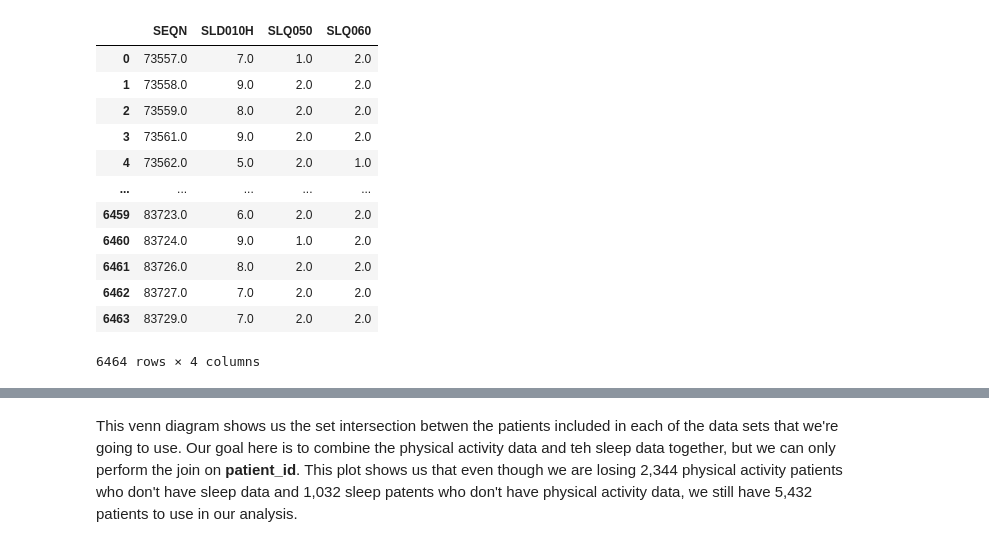
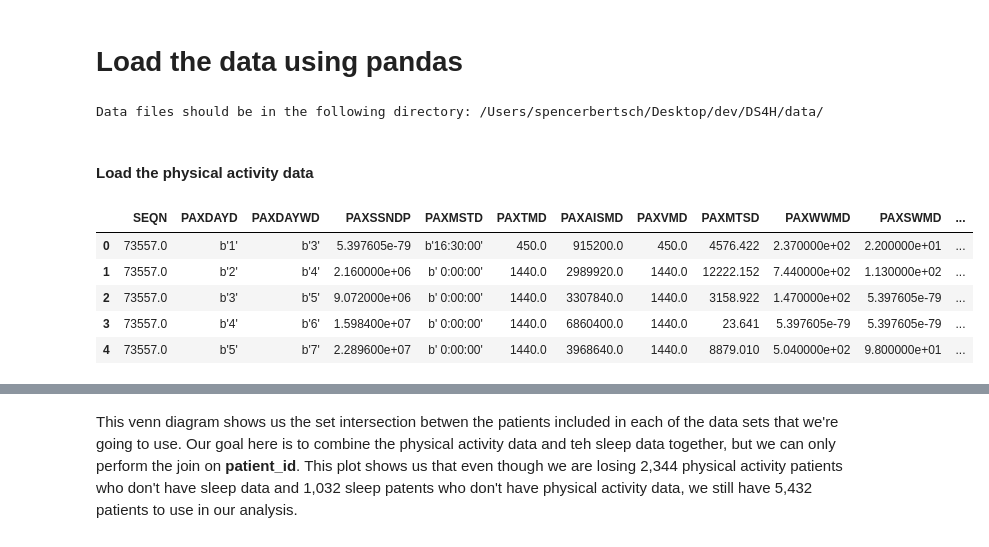
Before and after one commit to spencerbertsch1/DS4H, a Jupyter notebook: notebooks/DS4H_EDA.ipynb, the cells around one changed output, grey strips where cells are left out. Saved outputs shown, nothing was run; the diff lists cells and outputs as text; code cells hidden in the pictures.

```diff
--- a/notebooks/DS4H_EDA.ipynb
+++ b/notebooks/DS4H_EDA.ipynb
@@ -73,16 +40,21 @@ df_sleep = pd.read_sas('/Users/spencerbertsch/Desktop/SLQ_H.XPT')
-# %%
-df_sleep
-# %% [output]
-|  | SEQN | SLD010H | SLQ050 | SLQ060 |
-| 0 | 73557.0 | 7.0 | 1.0 | 2.0 |
-| 1 | 73558.0 | 9.0 | 2.0 | 2.0 |
-| 2 | 73559.0 | 8.0 | 2.0 | 2.0 |
-| 3 | 73561.0 | 9.0 | 2.0 | 2.0 |
-| 4 | 73562.0 | 5.0 | 2.0 | 1.0 |
-| ... | ... | ... | ... | ... |
-| 6459 | 83723.0 | 6.0 | 2.0 | 2.0 |
-| 6460 | 83724.0 | 9.0 | 1.0 | 2.0 |
-| 6461 | 83726.0 | 8.0 | 2.0 | 2.0 |
-| 6462 | 83727.0 | 7.0 | 2.0 | 2.0 |
-| 6463 | 83729.0 | 7.0 | 2.0 | 2.0 |
-6464 rows × 4 columns
+# %% [markdown]
+# Load the data using pandas
+# %%
+p: str = os.path.abspath('')
+base_path: str = p[:-10] + '/data/'
+print(f'Data files should be in the following directory: {base_path}')
+# %% [output]
+Data files should be in the following directory: /Users/spencerbertsch/Desktop/dev/DS4H/data/
+# %% [markdown]
+#### Load the physical activity data
+# %%
+df_active_path: str = base_path + 'PAXDAY_H.XPT'
+df_active: pd.DataFrame = pd.read_sas(df_active_path)
+df_active.head(5)
+# %% [output]
+|  | SEQN | PAXDAYD | PAXDAYWD | PAXSSNDP | PAXMSTD | PAXTMD | PAXAISMD | PAXVMD | PAXMTSD | PAXWWMD | PAXSWMD | ... |
+| 0 | 73557.0 | b'1' | b'3' | 5.397605e-79 | b'16:30:00' | 450.0 | 915200.0 | 450.0 | 4576.422 | 2.370000e+02 | 2.200000e+01 | ... |
+| 1 | 73557.0 | b'2' | b'4' | 2.160000e+06 | b' 0:00:00' | 1440.0 | 2989920.0 | 1440.0 | 12222.152 | 7.440000e+02 | 1.130000e+02 | ... |
+| 2 | 73557.0 | b'3' | b'5' | 9.072000e+06 | b' 0:00:00' | 1440.0 | 3307840.0 | 1440.0 | 3158.922 | 1.470000e+02 | 5.397605e-79 | ... |
+| 3 | 73557.0 | b'4' | b'6' | 1.598400e+07 | b' 0:00:00' | 1440.0 | 6860400.0 | 1440.0 | 23.641 | 5.397605e-79 | 5.397605e-79 | ... |
+| 4 | 73557.0 | b'5' | b'7' | 2.289600e+07 | b' 0:00:00' | 1440.0 | 3968640.0 | 1440.0 | 8879.010 | 5.040000e+02 | 9.800000e+01 | ... |
```
Also changed, not shown: parts of 32 cells of this notebook.
